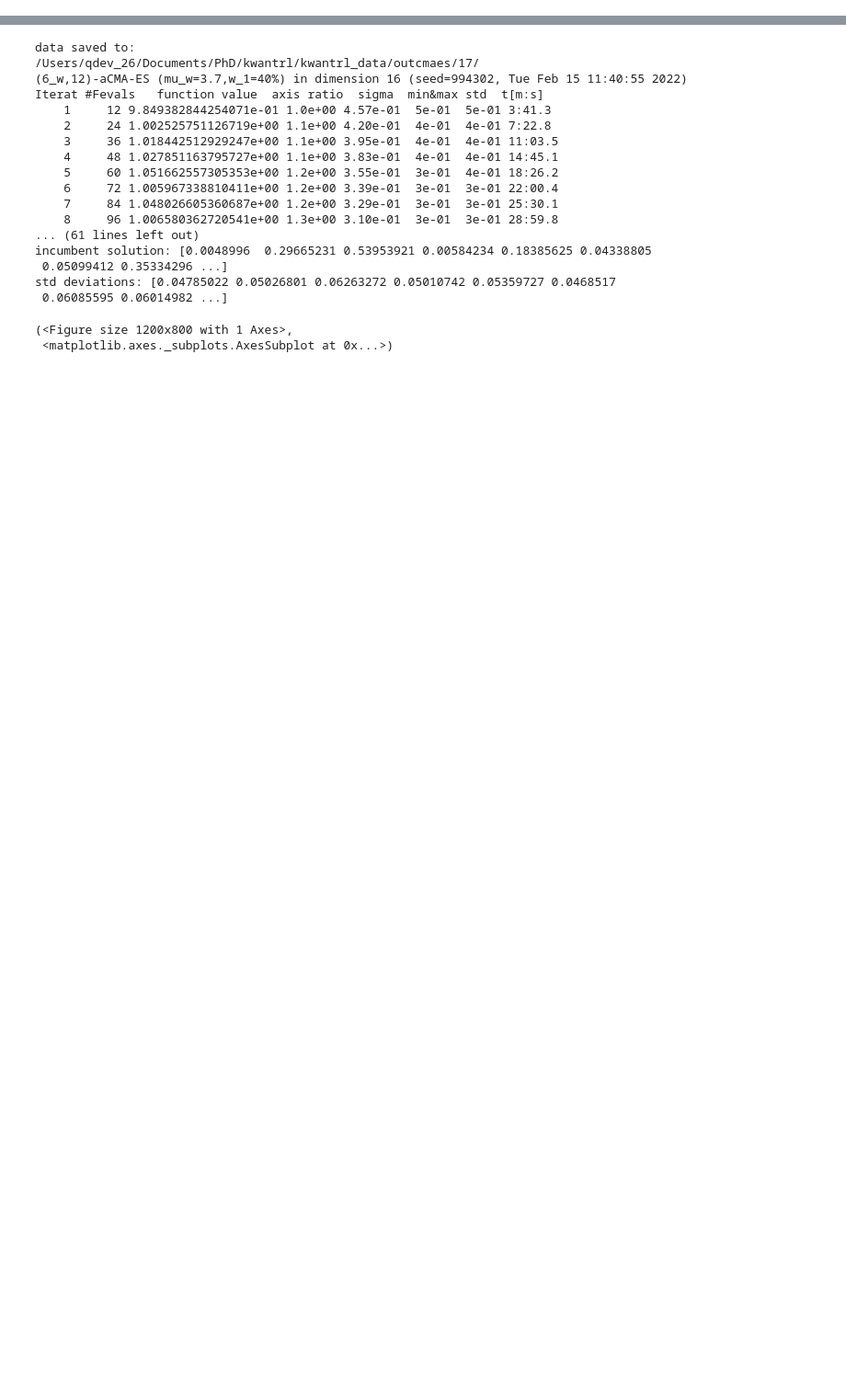
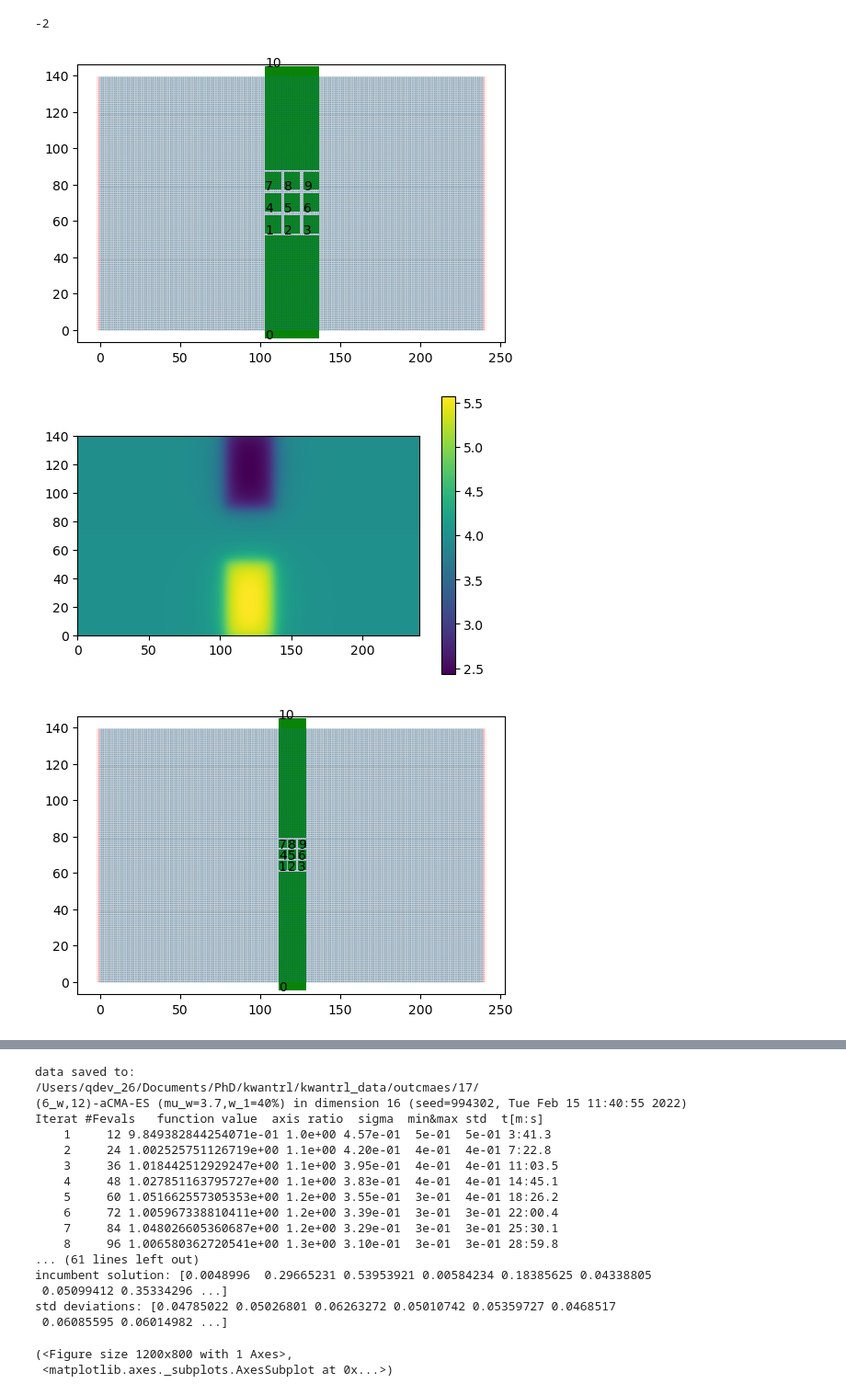
Before and after one commit to jacobdben/qpcRL, a Jupyter notebook: kwantrl/run_scripts/test_trajectory.ipynb, the cells around one changed output, grey strips where cells are left out. Shown at 92% size. Drawn from its saved outputs; the diff is of its cells as text; code cells hidden in the pictures; blank space fills up the shorter version.

Commit message:
changing size of simulation made easier, but includes a bug with gate11, there is a - somewhere

```diff
--- a/kwantrl/run_scripts/test_trajectory.ipynb
+++ b/kwantrl/run_scripts/test_trajectory.ipynb
@@ -7,32 +7,54 @@ from kwantrl.datahandling.datahandling import datahandler
 import numpy as np
 from functools import partial
 from multiprocessing import cpu_count
+import matplotlib as mpl
+
+mpl.rcParams['figure.dpi']=100
+mpl.rcParams["figure.facecolor"]='white'
+mpl.rcParams["axes.facecolor"]='white'
+mpl.rcParams["savefig.facecolor"]='white'
 # %%
 start=-3
 stop=2
 steps=200
 
 # Parameters for QPC
 disorder=0.15
 outer_gates=-3
 B_field=0
 energy=1
 
 # Initialize loss function
 stairs=staircasiness(delta=0.05,last_step=20)
 
 # Set common voltage sweep
 common_voltages=np.linspace(start,stop,steps)
 
 
 # Initialize QPC instance and set parameters
-QPC=pixelarrayQPC(plot=False)
+W=140
+L=240
+gate_dict={'W':W,'L':L,'scale':2}
+QPC=pixelarrayQPC(W=W,L=L,plot=True,pixel_scale=2)
 
-QPC.U0=disorder
-QPC.energy=energy
-QPC.V1=outer_gates
-QPC.V11=outer_gates
-QPC.phi=B_field
 
-dat=datahandler()
-# QPC.plot_disorder()
+W=140
+L=240
+gate_dict={'W':W,'L':L,'scale':1}
+QPC=pixelarrayQPC(W=W,L=L,plot=True,pixel_scale=1)
+
+QPC.V11
+
+# QPC.U0=disorder
+# QPC.energy=energy
+# QPC.V1=outer_gates
+# QPC.V11=outer_gates
+# QPC.phi=B_field
+
+# dat=datahandler()
+# _=QPC.plot_disorder()
+# %% [output]
+-2
+[figure, added]
+[figure, added]
+[figure, added]
```
Also changed, not shown: parts of 1 cell of this notebook, 1 other file.
